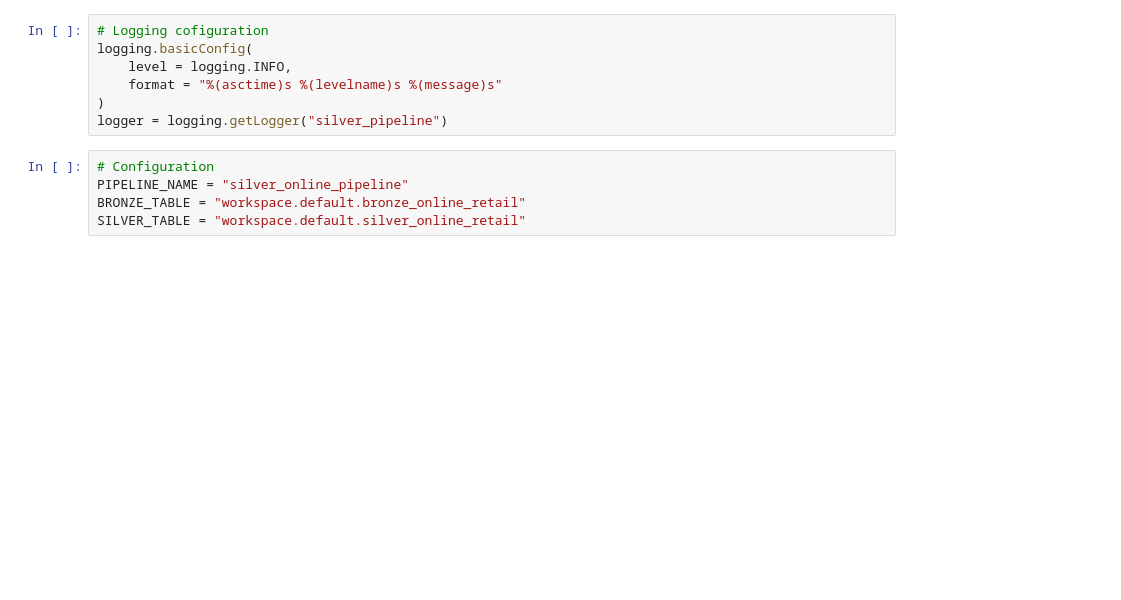
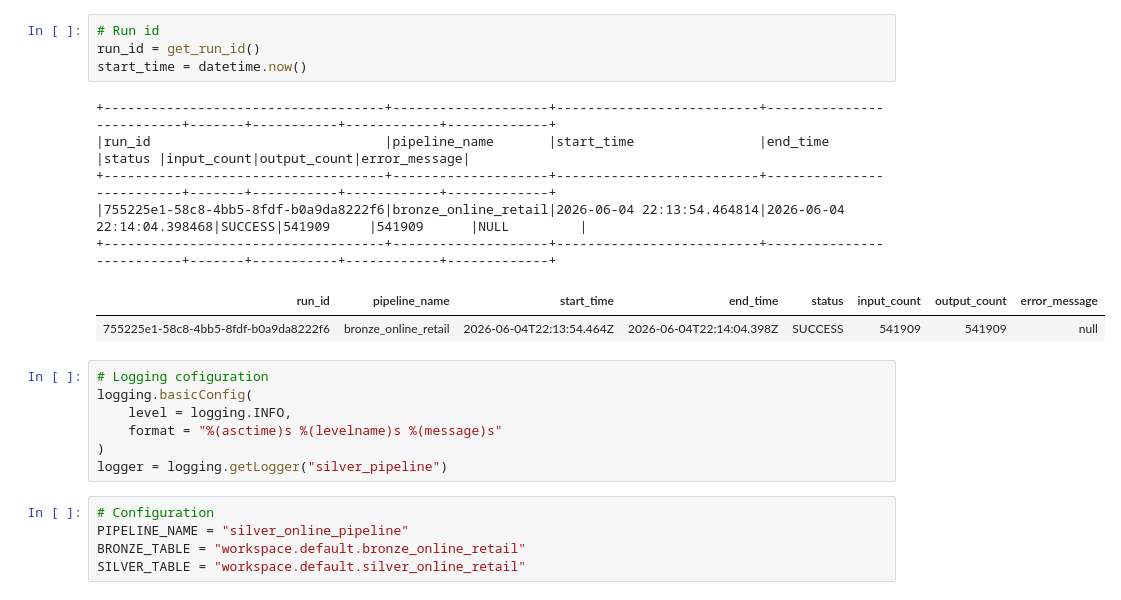
Before and after one commit to DevanandamS/airflow-databricks-etl, a Jupyter notebook: databricks/notebooks/silver_online_retail.ipynb, the cells around one changed output. Saved outputs shown, nothing was run; the diff lists cells and outputs as text; blank space fills up the shorter version.

```diff
--- a/databricks/notebooks/silver_online_retail.ipynb
+++ b/databricks/notebooks/silver_online_retail.ipynb
@@ -7,3 +17,15 @@ from datetime import datetime
+# %%
+# Run id
+run_id = get_run_id()
+start_time = datetime.now()
+# %% [output]
++------------------------------------+--------------------+--------------------------+--------------------------+-------+-----------+------------+-------------+
+|run_id                              |pipeline_name       |start_time                |end_time                  |status |input_count|output_count|error_message|
++------------------------------------+--------------------+--------------------------+--------------------------+-------+-----------+------------+-------------+
+|755225e1-58c8-4bb5-8fdf-b0a9da8222f6|bronze_online_retail|2026-06-04 22:13:54.464814|2026-06-04 22:14:04.398468|SUCCESS|541909     |541909      |NULL         |
++------------------------------------+--------------------+--------------------------+--------------------------+-------+-----------+------------+-------------+
+| run_id | pipeline_name | start_time | end_time | status | input_count | output_count | error_message |
+| 755225e1-58c8-4bb5-8fdf-b0a9da8222f6 | bronze_online_retail | 2026-06-04T22:13:54.464Z | 2026-06-04T22:14:04.398Z | SUCCESS | 541909 | 541909 | null |
 # %%
 # Logging cofiguration
 logging.basicConfig(
```
Also changed, not shown: parts of 9 cells of this notebook, 3 other files.
